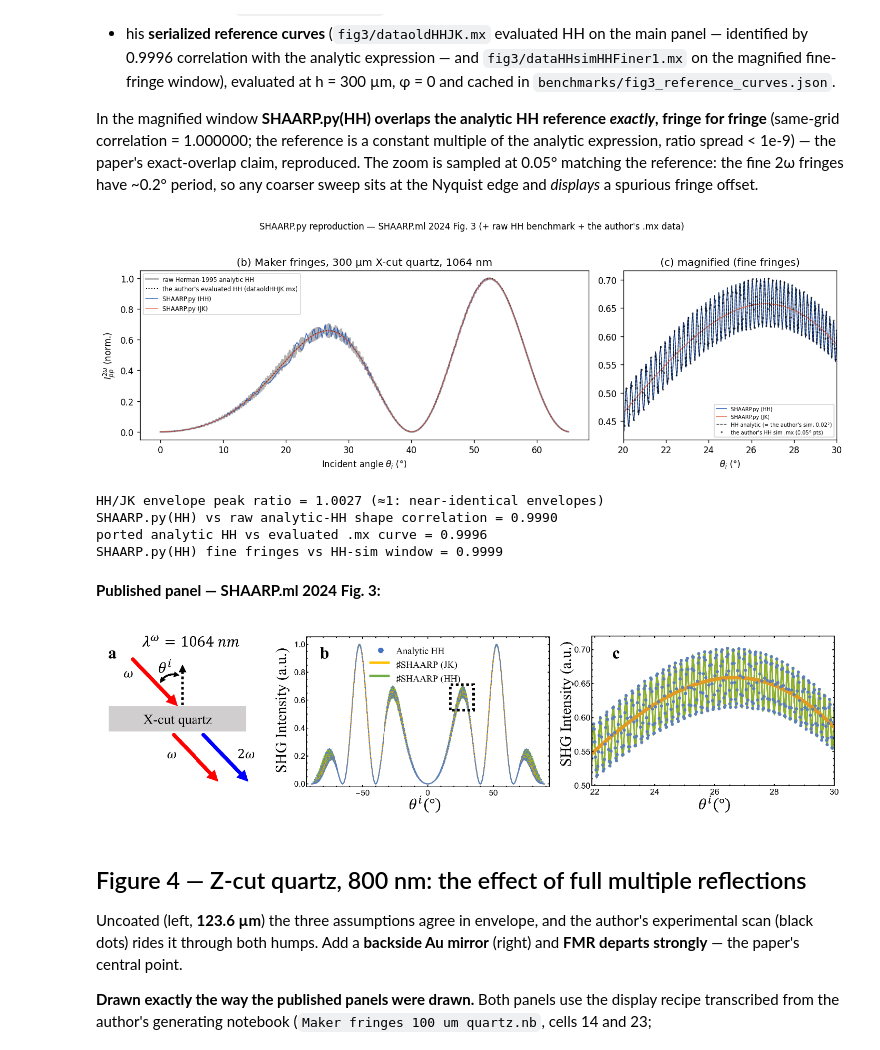
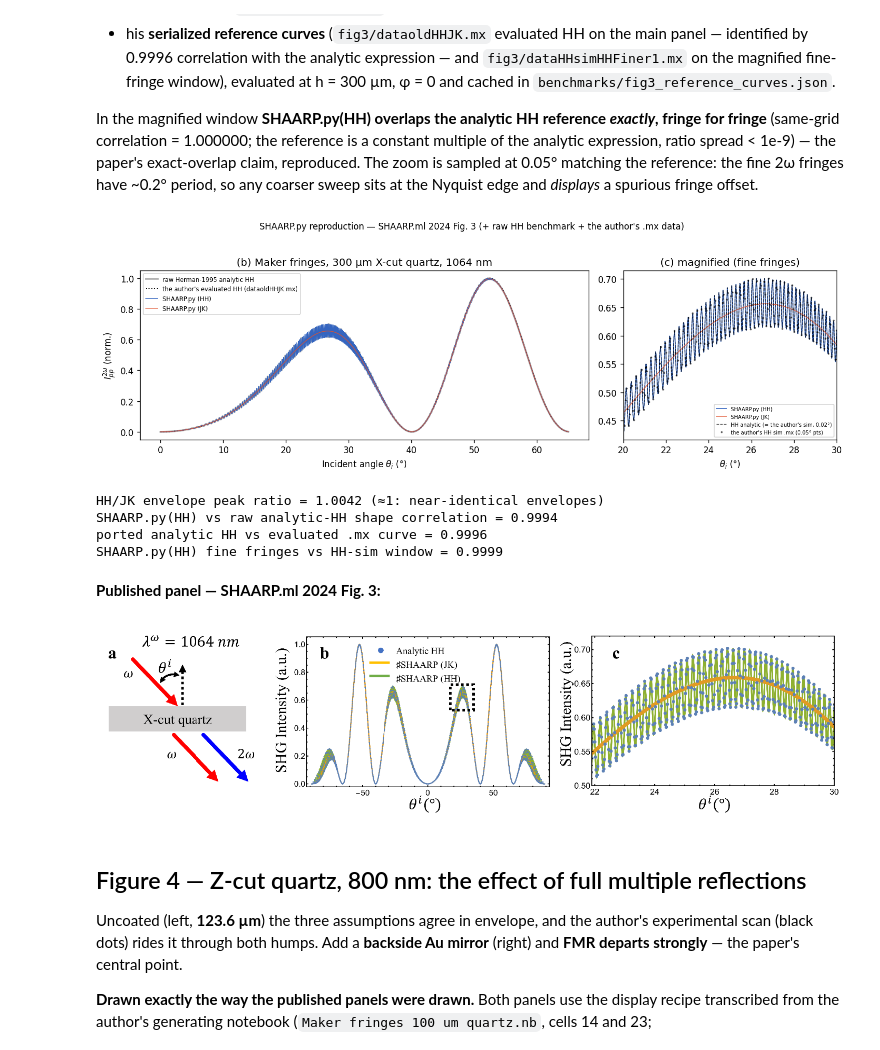
Before and after one commit to Rui-Zu/SHAARP.py, a Jupyter notebook: docs/tutorials/Reproduce_SHAARP_ml_paper.ipynb, the cells around one changed output. Cells and saved outputs as stored; diff of their text form; code cells hidden in the pictures.

```diff
--- a/docs/tutorials/Reproduce_SHAARP_ml_paper.ipynb
+++ b/docs/tutorials/Reproduce_SHAARP_ml_paper.ipynb
@@ -60,19 +60,19 @@ analytic expression, ratio spread < 1e-9) — the paper's exact-overlap claim, r
 is sampled at 0.05° matching the reference: the fine 2ω fringes have ~0.2° period, so any coarser
 sweep sits at the Nyquist edge and *displays* a spurious fringe offset.
 # %%
-fig, stats = ml_fig3_figure(step=0.25)
+fig, stats = ml_fig3_figure(step=0.02)   # 0.188 deg fringes: 0.25 would alias
 _embed_fig(fig)
 print(f"HH/JK envelope peak ratio = {stats['hh_jk_peak_ratio']:.4f} (≈1: near-identical envelopes)")
 print(f"SHAARP.py(HH) vs raw analytic-HH shape correlation = {stats['hh_vs_analytic_corr']:.4f}")
 if 'analytic_vs_mx_corr' in stats:
     print(f"ported analytic HH vs evaluated .mx curve = {stats['analytic_vs_mx_corr']:.4f}")
 if 'shaarp_hh_vs_hhsim_fine_corr' in stats:
     print(f"SHAARP.py(HH) fine fringes vs HH-sim window = {stats['shaarp_hh_vs_hhsim_fine_corr']:.4f}")
 _show_panel('ml_fig3', 'SHAARP.ml 2024 Fig. 3')
 # %% [output]
-[figure, old version]
+[figure, new version]
-HH/JK envelope peak ratio = 1.0027 (≈1: near-identical envelopes)
-SHAARP.py(HH) vs raw analytic-HH shape correlation = 0.9990
+HH/JK envelope peak ratio = 1.0042 (≈1: near-identical envelopes)
+SHAARP.py(HH) vs raw analytic-HH shape correlation = 0.9994
 ported analytic HH vs evaluated .mx curve = 0.9996
 SHAARP.py(HH) fine fringes vs HH-sim window = 0.9999
 **Published panel — SHAARP.ml 2024 Fig. 3:**
```
Also changed, not shown: 36 other files.
